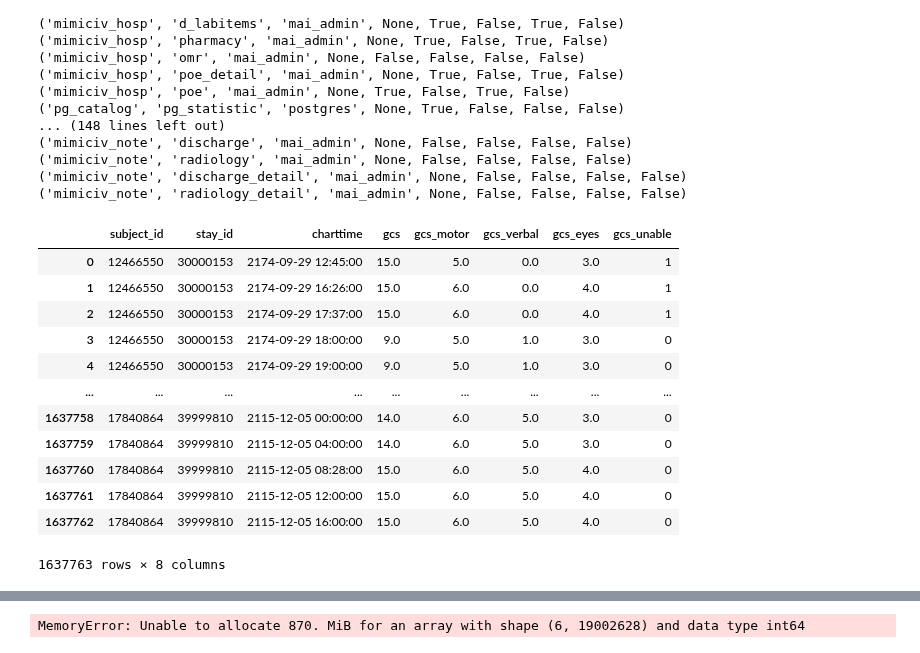
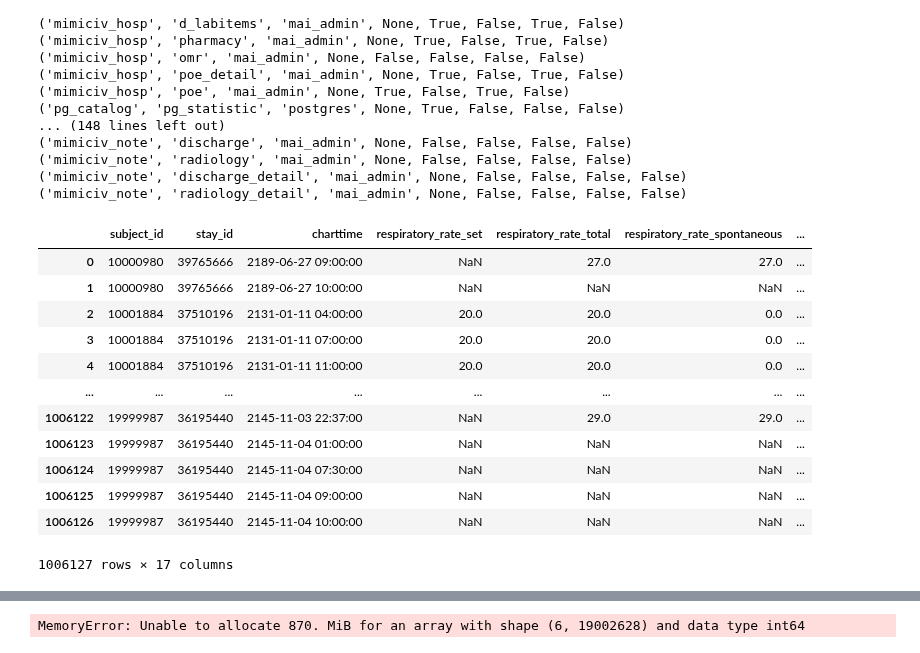
Before and after one commit to sujungleeml/P1_extubationfailure, a Jupyter notebook: 이수정/mimic4_ext_codes/04_feature3_vent_mode.ipynb, the cells around one changed output, grey strips where cells are left out. Cells and saved outputs as stored; diff of their text form; code cells hidden in the pictures.

Commit message:
vent mode and ventilator upload

```diff
--- a/이수정/mimic4_ext_codes/04_feature3_vent_mode.ipynb
+++ b/이수정/mimic4_ext_codes/04_feature3_vent_mode.ipynb
@@ -111,22 +111,22 @@ with open("db_tables.txt", "w") as file:
 # Thigh(sec)
 # Tlow(sec)
 # %%
-#curs.execute("select * from mimiciv_derived.gcs;")
-#columns_name = [desc[0] for desc in curs.description]
-#gcs = pd.DataFrame(curs.fetchall(), columns=columns_name)
-#gcs
+curs.execute("select * from mimiciv_derived.ventilator_setting;")
+columns_name = [desc[0] for desc in curs.description]
+ventilator_setting = pd.DataFrame(curs.fetchall(), columns=columns_name)
+ventilator_setting
 # %% [output]
-|  | subject_id | stay_id | charttime | gcs | gcs_motor | gcs_verbal | gcs_eyes | gcs_unable |
-| 0 | 12466550 | 30000153 | 2174-09-29 12:45:00 | 15.0 | 5.0 | 0.0 | 3.0 | 1 |
-| 1 | 12466550 | 30000153 | 2174-09-29 16:26:00 | 15.0 | 6.0 | 0.0 | 4.0 | 1 |
-| 2 | 12466550 | 30000153 | 2174-09-29 17:37:00 | 15.0 | 6.0 | 0.0 | 4.0 | 1 |
-| 3 | 12466550 | 30000153 | 2174-09-29 18:00:00 | 9.0 | 5.0 | 1.0 | 3.0 | 0 |
-| 4 | 12466550 | 30000153 | 2174-09-29 19:00:00 | 9.0 | 5.0 | 1.0 | 3.0 | 0 |
-| ... | ... | ... | ... | ... | ... | ... | ... | ... |
-| 1637758 | 17840864 | 39999810 | 2115-12-05 00:00:00 | 14.0 | 6.0 | 5.0 | 3.0 | 0 |
-| 1637759 | 17840864 | 39999810 | 2115-12-05 04:00:00 | 14.0 | 6.0 | 5.0 | 3.0 | 0 |
-| 1637760 | 17840864 | 39999810 | 2115-12-05 08:28:00 | 15.0 | 6.0 | 5.0 | 4.0 | 0 |
-| 1637761 | 17840864 | 39999810 | 2115-12-05 12:00:00 | 15.0 | 6.0 | 5.0 | 4.0 | 0 |
-| 1637762 | 17840864 | 39999810 | 2115-12-05 16:00:00 | 15.0 | 6.0 | 5.0 | 4.0 | 0 |
+|  | subject_id | stay_id | charttime | respiratory_rate_set | respiratory_rate_total | respiratory_rate_spontaneous | ... |
+| 0 | 10000980 | 39765666 | 2189-06-27 09:00:00 | NaN | 27.0 | 27.0 | ... |
+| 1 | 10000980 | 39765666 | 2189-06-27 10:00:00 | NaN | NaN | NaN | ... |
+| 2 | 10001884 | 37510196 | 2131-01-11 04:00:00 | 20.0 | 20.0 | 0.0 | ... |
+| 3 | 10001884 | 37510196 | 2131-01-11 07:00:00 | 20.0 | 20.0 | 0.0 | ... |
+| 4 | 10001884 | 37510196 | 2131-01-11 11:00:00 | 20.0 | 20.0 | 0.0 | ... |
+| ... | ... | ... | ... | ... | ... | ... | ... |
+| 1006122 | 19999987 | 36195440 | 2145-11-03 22:37:00 | NaN | 29.0 | 29.0 | ... |
+| 1006123 | 19999987 | 36195440 | 2145-11-04 01:00:00 | NaN | NaN | NaN | ... |
+| 1006124 | 19999987 | 36195440 | 2145-11-04 07:30:00 | NaN | NaN | NaN | ... |
+| 1006125 | 19999987 | 36195440 | 2145-11-04 09:00:00 | NaN | NaN | NaN | ... |
+| 1006126 | 19999987 | 36195440 | 2145-11-04 10:00:00 | NaN | NaN | NaN | ... |
-1637763 rows × 8 columns
+1006127 rows × 17 columns
 # %%
```
Also changed, not shown: parts of 14 cells of this notebook.
